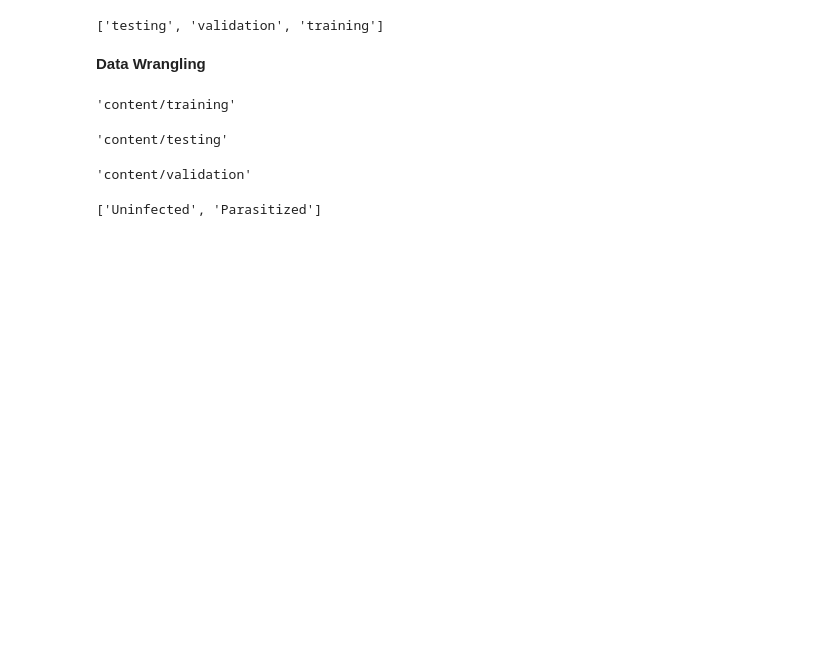
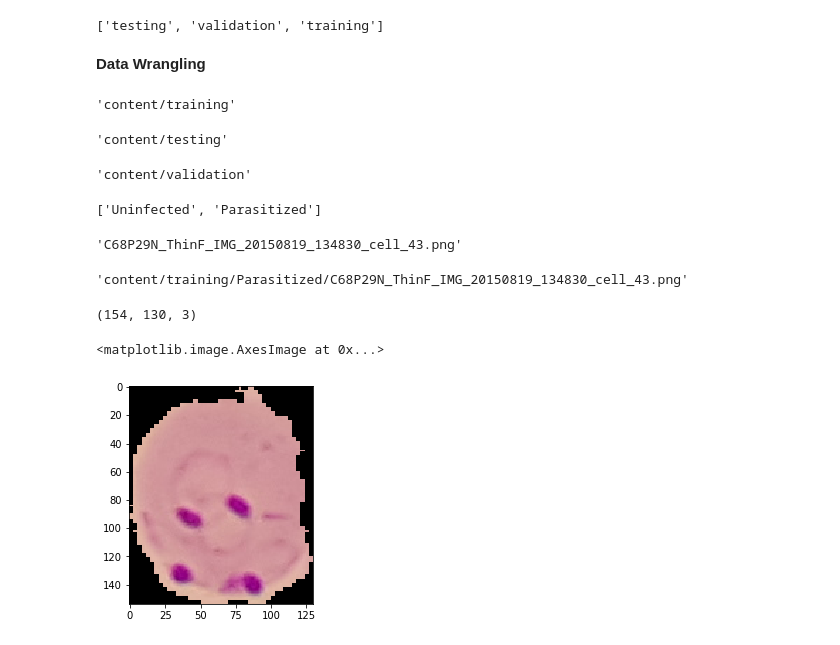
Before and after one commit to Vsanku01/Deep-Learning-Tuts, a Jupyter notebook: Malaria_Detection.ipynb, the cells around one changed output. Cells and saved outputs as stored; diff of their text form; code cells hidden in the pictures; blank space fills up the shorter version.

```diff
--- a/Malaria_Detection.ipynb
+++ b/Malaria_Detection.ipynb
@@ -167,3 +167,24 @@ val_path
 os.listdir(train_path)
 # %% [output]
 ['Uninfected', 'Parasitized']
+# %%
+# Grab a single Parasitized image
+os.listdir(train_path+'/Parasitized')[0]
+# %% [output]
+'C68P29N_ThinF_IMG_20150819_134830_cell_43.png'
+# %%
+para_cell = train_path + '/Parasitized' + '/C68P29N_ThinF_IMG_20150819_134830_cell_43.png'
+para_cell
+# %% [output]
+'content/training/Parasitized/C68P29N_ThinF_IMG_20150819_134830_cell_43.png'
+# %%
+#imread automatically normalises the pixel values.
+#imread(para_cell)
+imread(para_cell).shape
+# %% [output]
+(154, 130, 3)
+# %%
+plt.imshow(imread(para_cell))
+# %% [output]
+<matplotlib.image.AxesImage at 0x...>
+[figure, added]
```
